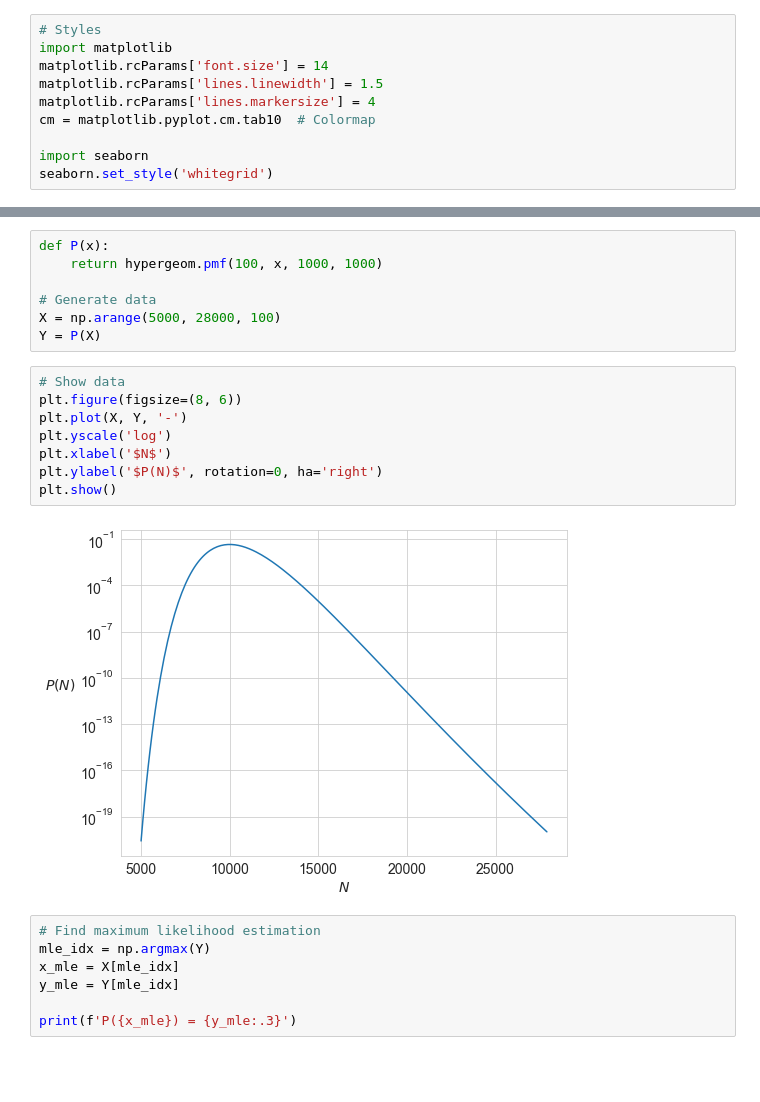
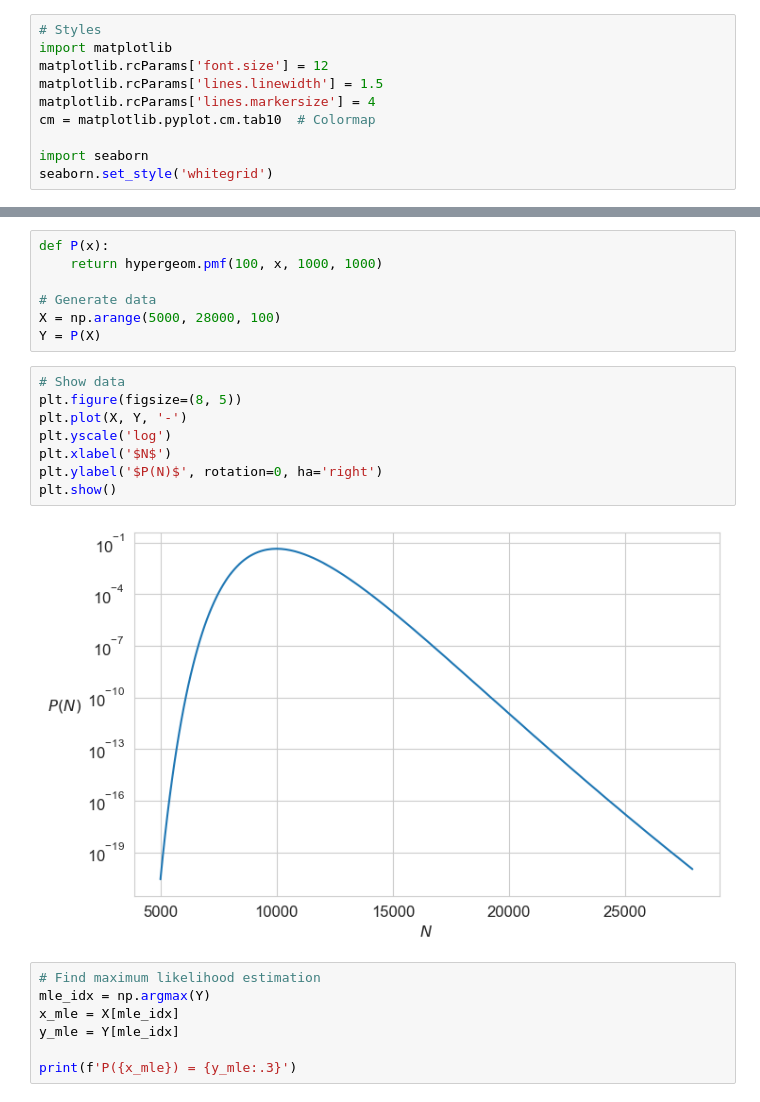
Before and after one commit to aa-savelyev/DaOptSm, a Jupyter notebook: 2.PT/02.Probability.ipynb, the cells around one changed output, grey strips where cells are left out. Drawn from its saved outputs; the diff is of its cells as text; blank space fills up the shorter version.

```diff
--- a/2.PT/02.Probability.ipynb
+++ b/2.PT/02.Probability.ipynb
@@ -12,7 +12,7 @@ import matplotlib.pyplot as plt
 # %%
 # Styles
 import matplotlib
-matplotlib.rcParams['font.size'] = 14
+matplotlib.rcParams['font.size'] = 12
 matplotlib.rcParams['lines.linewidth'] = 1.5
 matplotlib.rcParams['lines.markersize'] = 4
 cm = matplotlib.pyplot.cm.tab10  # Colormap
@@ -274,14 +270,14 @@ X = np.arange(5000, 28000, 100)
 Y = P(X)
 # %%
 # Show data
-plt.figure(figsize=(8, 6))
+plt.figure(figsize=(8, 5))
 plt.plot(X, Y, '-')
 plt.yscale('log')
 plt.xlabel('$N$')
 plt.ylabel('$P(N)$', rotation=0, ha='right')
 plt.show()
 # %% [output]
-[figure, old version]
+[figure, new version]
 # %%
 # Find maximum likelihood estimation
 mle_idx = np.argmax(Y)
```
Also changed, not shown: parts of 15 cells of this notebook, 4 other files.
